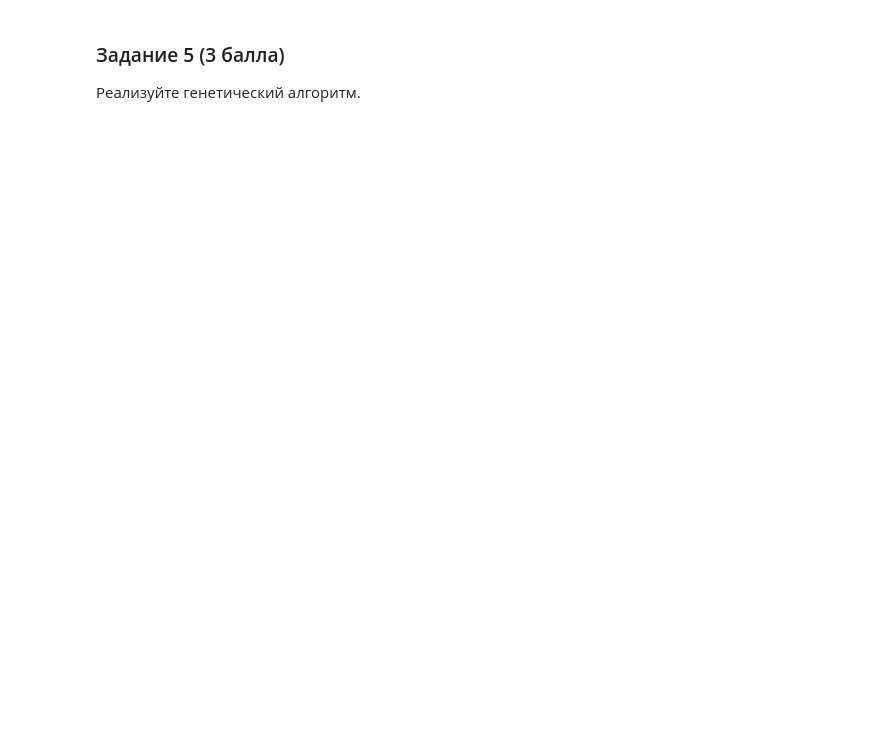
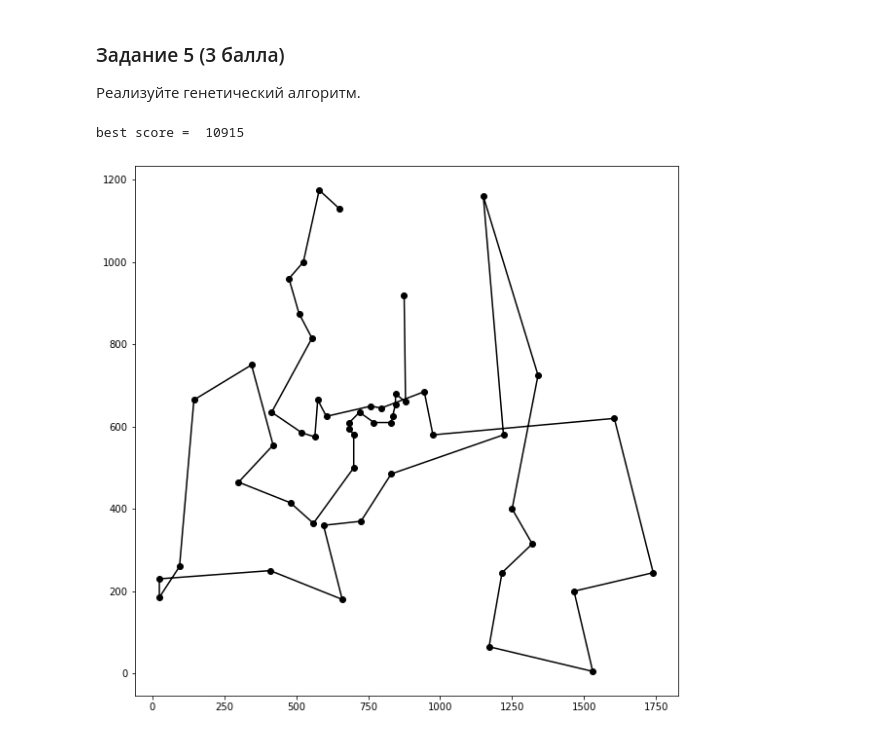
Before and after one commit to Alexoflife/ML_bioinf, a Jupyter notebook: HW9/ML_HW9.ipynb, the cells around one changed output. Saved outputs shown, nothing was run; the diff lists cells and outputs as text; code cells hidden in the pictures; blank space fills up the shorter version.

```diff
--- a/HW9/ML_HW9.ipynb
+++ b/HW9/ML_HW9.ipynb
@@ -128,0 +146,12 @@ best score =  13005
+# %%
+def L1_pair(data):
+    d = {}
+    for i in range(data.shape[0]):
+        for j in range(data.shape[0]):
+            if i == j:
+                continue
+            else:
+                d[(i, j)] = L1(data[i], data[j])
+    return d
+# %%
+pair_d = L1_pair(data)
@@ -128,0 +222,33 @@ best score =  13005
+# %%
+pop_size = 1000
+gen_size = 1000
+pr_mut = 0.1
+pop = []
+
+for _ in range(pop_size):
+    route = np.random.permutation(n)
+    s = score(route)
+    pop.append([s, route])
+
+for _ in tqdm(range(gen_size)):
+    fit = [1/p[0] for p in pop]
+    summ = sum(fit)
+    pr_pop = [p/summ for p in fit]
+    ancs = np.random.choice(range(pop_size), size=pop_size//2, replace=False, p=pr_pop)
+    for i, j in zip(range(0, len(ancs), 2), range(1, len(ancs), 2)):
+        cross_route_1, cross_route_2 = crossover(pop[ancs[i]][1], pop[ancs[j]][1])
+        cross_route_1, cross_route_2 = mutation(cross_route_1, pr_mut), mutation(cross_route_2, pr_mut)
+        s_1, s_2 = score(cross_route_1), score(cross_route_2)
+        pop.append([s_1, cross_route_1])
+        pop.append([s_2, cross_route_2])
+    pop = sorted(pop, key=lambda p: p[0])[:pop_size]
+
+best_score, best_route = min(pop, key=lambda p: p[0])
+# %%
+print('best score = ', best_score)
+plt.figure(figsize=(10, 10))
+plt.plot(data[best_route][:,0], data[best_route][:,1], 'ko-')
+plt.show()
+# %% [output]
+best score =  10915
+[figure, added]
```
Also changed, not shown: parts of 4 cells of this notebook.
